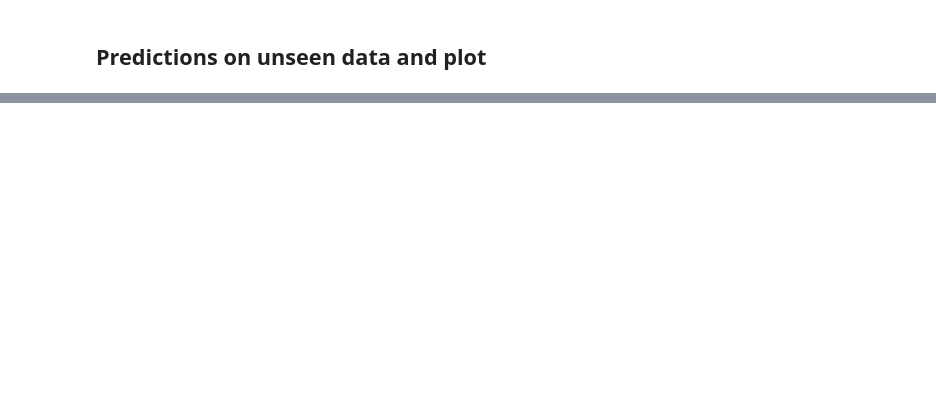
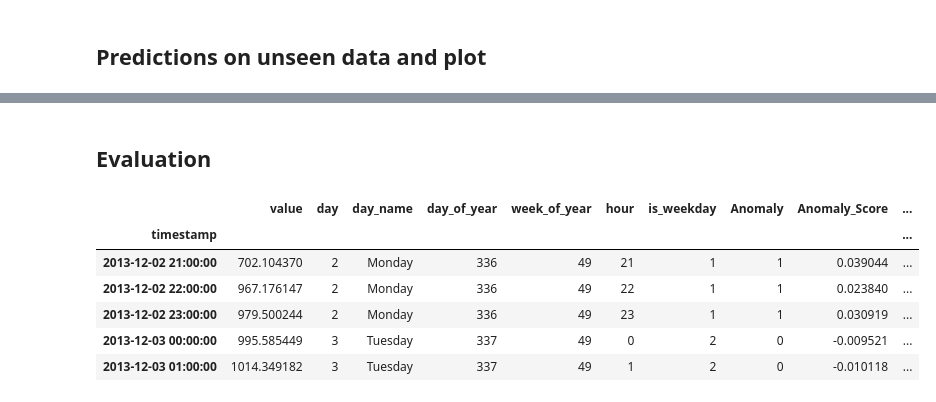
Before and after one commit to quartermaine/Machine-Learning-Notebooks, a Jupyter notebook: Anomaly_Detection/Anomaly_detection.ipynb, the cells around one changed output, grey strips where cells are left out. Saved outputs shown, nothing was run; the diff lists cells and outputs as text; code cells hidden in the pictures; blank space fills up the shorter version.

```diff
--- a/Anomaly_Detection/Anomaly_detection.ipynb
+++ b/Anomaly_Detection/Anomaly_detection.ipynb
@@ -218,3 +213,28 @@ fig.update_layout(title='MACHINE TEMPERATURE FAILURE-UNSUPERVISED ANOMALY DETECT
 fig.show()
 # %% [output]
 [interactive output not drawn]
+# %% [markdown]
+## Evaluation
+# %%
+# NOTE: anomaly points can be found here : https://github.com/numenta/NAB/blob/master/labels/combined_windows.json
+
+anomaly_points = [
+        ["2013-12-10 06:25:00.000000","2013-12-12 05:35:00.000000"],
+        ["2013-12-15 17:50:00.000000","2013-12-17 17:00:00.000000"],
+        ["2014-01-27 14:20:00.000000","2014-01-29 13:30:00.000000"],
+        ["2014-02-07 14:55:00.000000","2014-02-09 14:05:00.000000"]
+]
+# %%
+iforest_results['anomaly_true'] = 0
+for start, end in anomaly_points:
+    iforest_results.loc[((iforest_results.index >= start) & (iforest_results.index <= end)), 'anomaly_true'] = 1
+
+iforest_results.head()
+# %% [output]
+|  | value | day | day_name | day_of_year | week_of_year | hour | is_weekday | Anomaly | Anomaly_Score | ... |
+| timestamp |  |  |  |  |  |  |  |  |  | ... |
+| 2013-12-02 21:00:00 | 702.104370 | 2 | Monday | 336 | 49 | 21 | 1 | 1 | 0.039044 | ... |
+| 2013-12-02 22:00:00 | 967.176147 | 2 | Monday | 336 | 49 | 22 | 1 | 1 | 0.023840 | ... |
+| 2013-12-02 23:00:00 | 979.500244 | 2 | Monday | 336 | 49 | 23 | 1 | 1 | 0.030919 | ... |
+| 2013-12-03 00:00:00 | 995.585449 | 3 | Tuesday | 337 | 49 | 0 | 2 | 0 | -0.009521 | ... |
+| 2013-12-03 01:00:00 | 1014.349182 | 3 | Tuesday | 337 | 49 | 1 | 2 | 0 | -0.010118 | ... |
```
Also changed, not shown: parts of 15 cells of this notebook.
